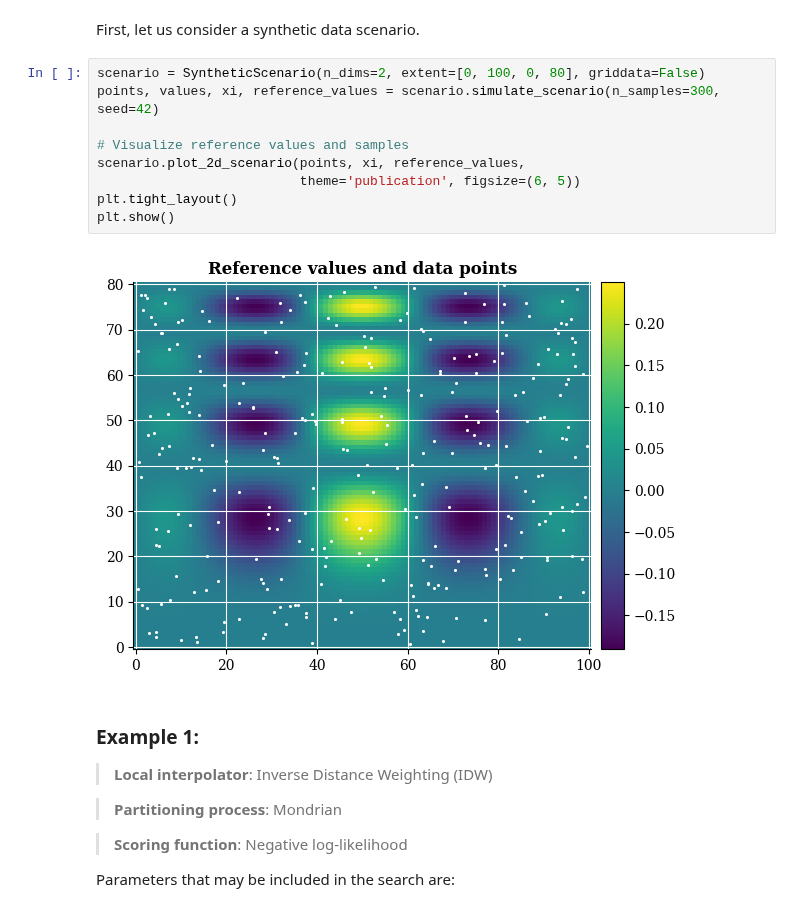
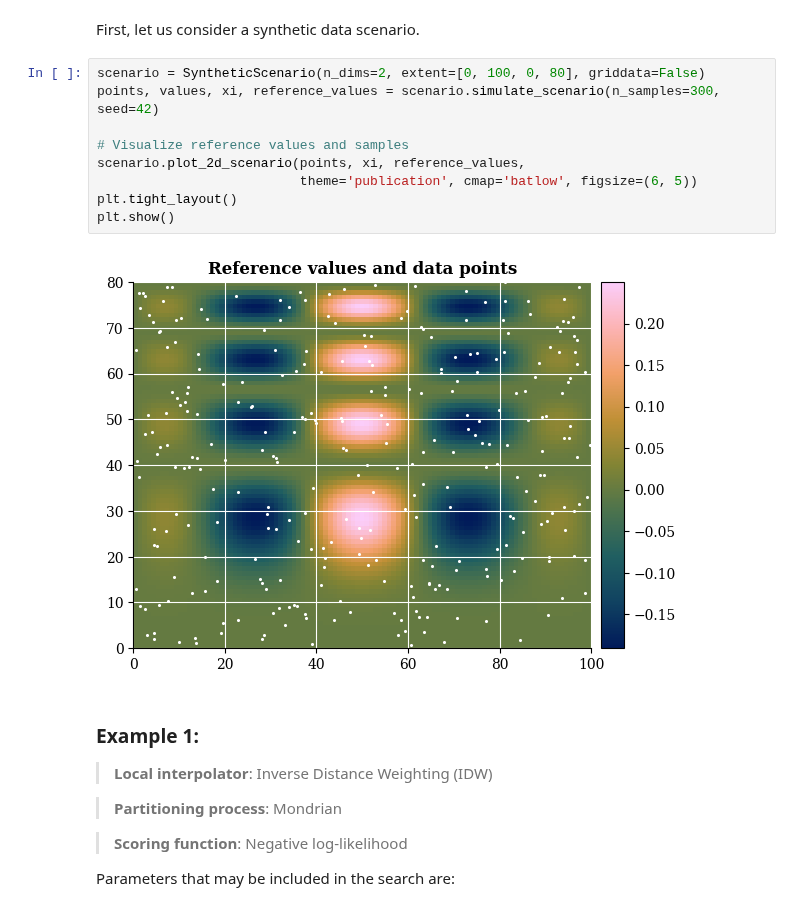
Before and after one commit to alges/spatialize-examples, a Jupyter notebook: examples/esi_fundamentals/esi_hparams_search.ipynb, the cells around one changed output. Cells and saved outputs as stored; diff of their text form.

```diff
--- a/examples/esi_fundamentals/esi_hparams_search.ipynb
+++ b/examples/esi_fundamentals/esi_hparams_search.ipynb
@@ -107,14 +107,14 @@ First, let us consider a synthetic data scenario.
 # %%
 scenario = SyntheticScenario(n_dims=2, extent=[0, 100, 0, 80], griddata=False)
 points, values, xi, reference_values = scenario.simulate_scenario(n_samples=300, seed=42)
 
 # Visualize reference values and samples
 scenario.plot_2d_scenario(points, xi, reference_values,
-                          theme='publication', figsize=(6, 5))
+                          theme='publication', cmap='batlow', figsize=(6, 5))
 plt.tight_layout()
 plt.show()
 # %% [output]
-[figure, old version]
+[figure, new version]
 # %% [markdown]
 ### Example 1:
 > **Local interpolator**: Inverse Distance Weighting (IDW)
```
Also changed, not shown: parts of 10 cells of this notebook, 3 other files.
